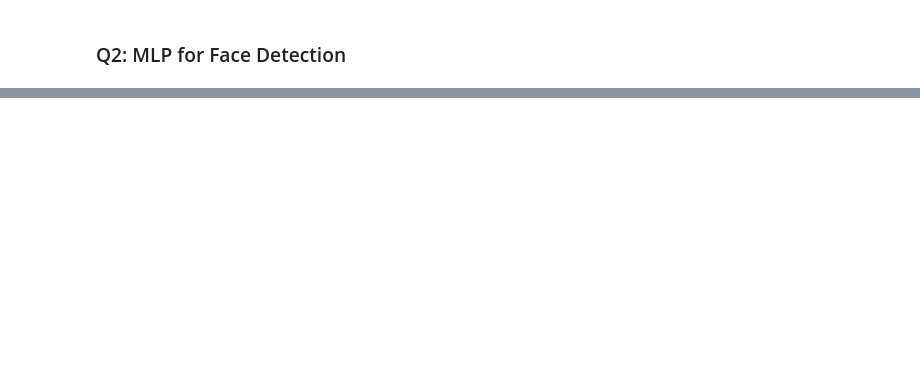
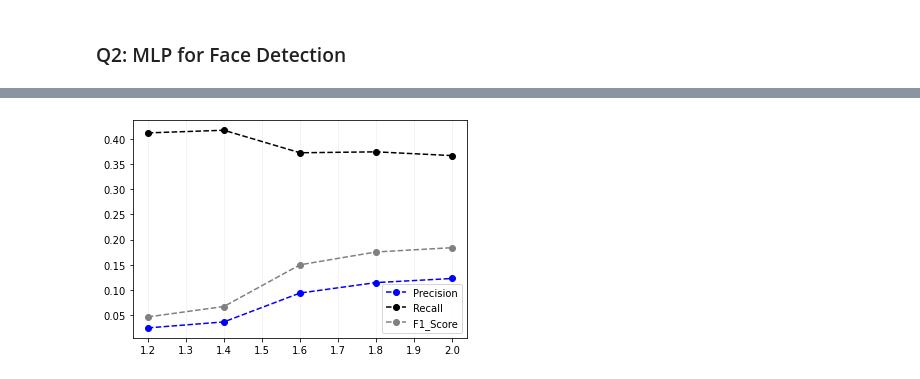
Before and after one commit to bhomaidan1990/Computer_Vision_Labs, a Jupyter notebook: CV_Lab_3.ipynb, the cells around one changed output, grey strips where cells are left out. Cells and saved outputs as stored; diff of their text form; code cells hidden in the pictures; blank space fills up the shorter version.

```diff
--- a/CV_Lab_3.ipynb
+++ b/CV_Lab_3.ipynb
@@ -345,0 +477,30 @@ image size: (136, 90, 3)
+# %%
+def precision_func(TP, FP):
+    return (TP/(TP+FP))
+
+def recall_func(TP, FN):
+    return(TP/(TP+FN))
+
+def accuracy_func(y_pred, y_label):
+    return ((y_label.shape - np.sum(np.bitwise_xor(y_label, y_pred))) / y_label.shape).item()
+
+def F1_Score_func(Precision, Recall):
+    return (2*Precision*Recall)/(Precision+Recall)
+
+def perf_measure(y_pred, y_label):
+    TP = 0
+    FP = 0
+    TN = 0
+    FN = 0
+
+    for i in range(len(y_pred)):
+        if y_label[i]==y_pred[i]==1:
+           TP += 1
+        if y_pred[i]==1 and y_label[i]!=y_pred[i]:
+           FP += 1
+        if y_label[i]==y_pred[i]==0:
+           TN += 1
+        if y_pred[i]==0 and y_label[i]!=y_pred[i]:
+           FN += 1
+
+    return(TP, FP, TN, FN)
@@ -345,0 +631,17 @@ image size: (136, 90, 3)
+# %%
+x = [1.2, 1.4, 1.6, 1.8, 2]
+y = np.array(Metrics, dtype=float)
+
+# plt.plot(x, y[:,0], 'o--', color='green', label='Accuracy')
+
+plt.plot(x, y[:,1], 'o--', color='blue', label='Precision')
+
+plt.plot(x, y[:,2], 'o--', color='black', label='Recall')
+
+plt.plot(x, y[:,3], 'o--', color='grey', label='F1_Score')
+
+plt.grid(axis='x', color='0.95')
+plt.legend()
+plt.show()
+# %% [output]
+[figure, added]
```
Also changed, not shown: parts of 25 cells of this notebook.
